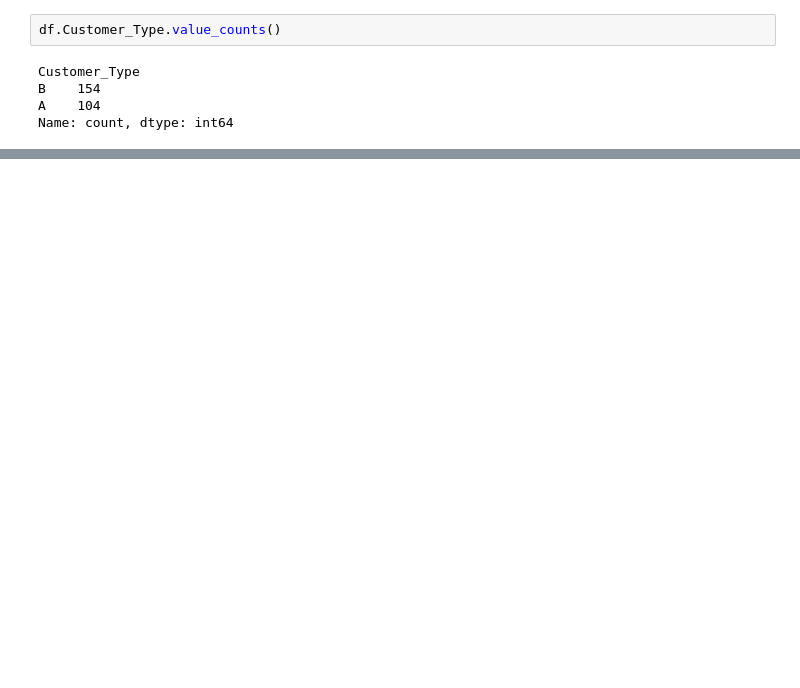
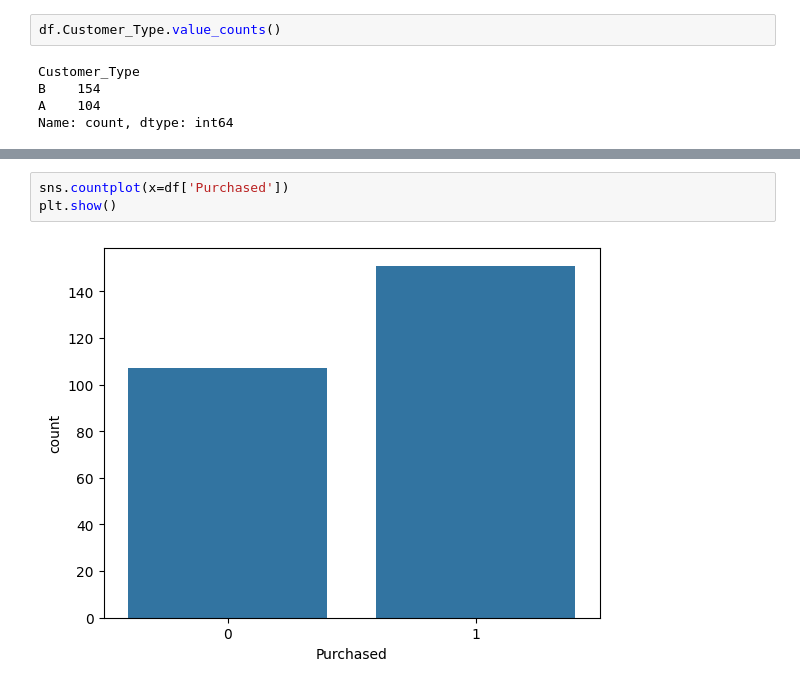
Before and after one commit to Jeeva0104/Machine-Learning, a Jupyter notebook: Logistic_Regression/basic_logistic_regression.ipynb, the cells around one changed output, grey strips where cells are left out. Saved outputs shown, nothing was run; the diff lists cells and outputs as text; blank space fills up the shorter version.

```diff
--- a/Logistic_Regression/basic_logistic_regression.ipynb
+++ b/Logistic_Regression/basic_logistic_regression.ipynb
@@ -38,0 +59,5 @@ Name: count, dtype: int64
+# %%
+sns.countplot(x=df['Purchased'])
+plt.show()
+# %% [output]
+[figure, added]
```
Also changed, not shown: parts of 30 cells of this notebook, 2 other files.
